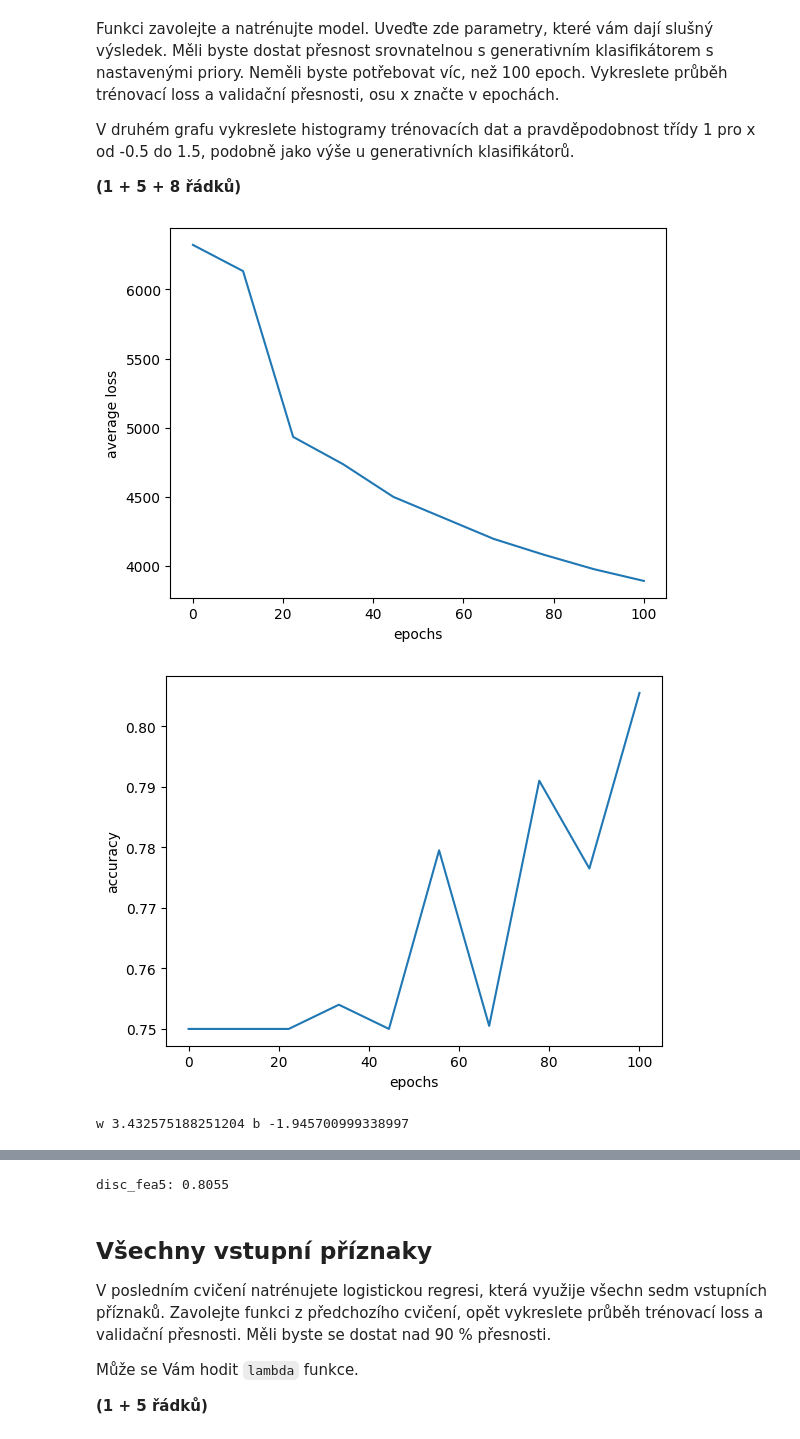
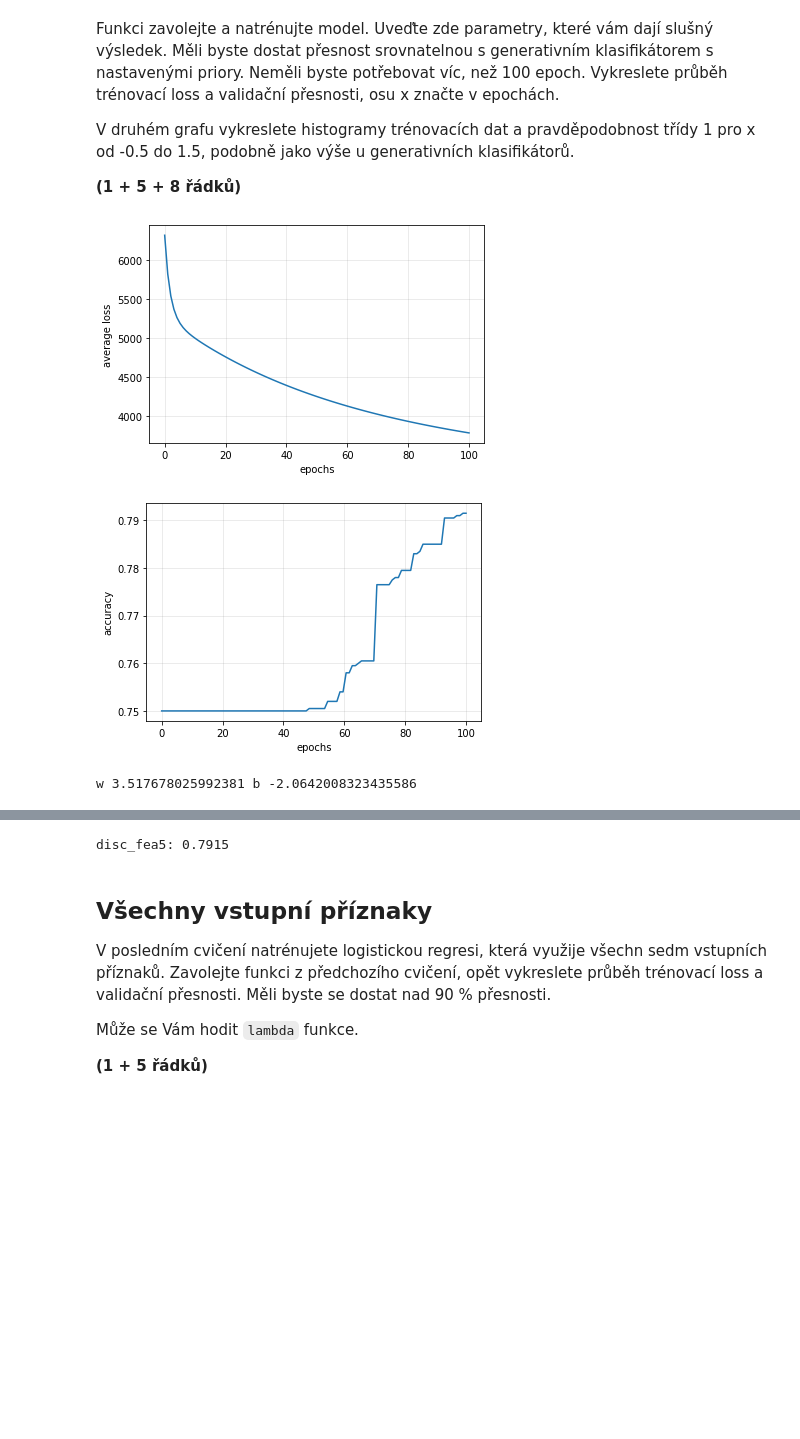
Before and after one commit to dnosko/SUI, a Jupyter notebook: proj2/zadani.ipynb, the cells around one changed output, grey strips where cells are left out. Drawn from its saved outputs; the diff is of its cells as text; code cells hidden in the pictures; blank space fills up the shorter version.

Commit message:
logistic regression

```diff
--- a/proj2/zadani.ipynb
+++ b/proj2/zadani.ipynb
@@ -268,8 +266,10 @@ def train_logistic_regression(nb_epochs, lr, in_dim, fea_preprocessor):
     train_X = fea_preprocessor(train_dataset.xs)
     train_t = train_dataset.targets
 
+    val_X = fea_preprocessor(val_dataset.xs)
+
     best_acc = 0
-    learning_rate = lr#/len(train_t)
+    learning_rate = lr/train_X.shape[0]
 
     for epoch in range(nb_epochs):
             y = model.prob_class_1(train_X)
@@ -277,7 +277,7 @@ def train_logistic_regression(nb_epochs, lr, in_dim, fea_preprocessor):
             model.b = model.b - learning_rate * np.sum(y - train_t)
             loss = binary_cross_entropy(y, train_t)
             losses.append(np.mean(loss))
-            accuracy = evaluate(model, val_dataset.xs[:, FOI][:, np.newaxis], val_dataset.targets)
+            accuracy = evaluate(model, val_X, val_dataset.targets)
             accuracies.append(accuracy)
             if accuracy > best_acc:
                 best_acc = accuracy
@@ -296,28 +296,30 @@ V druhém grafu vykreslete histogramy trénovacích dat a pravděpodobnost tří
 **(1 + 5 + 8 řádků)**
 # %%
 fcutter = FeatureCutter(FOI)
-disc_fea5, losses, accuracies = train_logistic_regression(10,0.001,1,fcutter)
+disc_fea5, losses, accuracies = train_logistic_regression(100,1,1,fcutter)
 
 def plot_info(data, xlabel, ylabel):
+    plt.grid(color='gray', linestyle='-', linewidth=0.5, alpha=0.3)
     x = np.linspace(0,100,len(data))
     plt.plot(x,data)
     plt.xlabel(xlabel)
     plt.ylabel(ylabel)
     plt.show()
 
 plot_info(losses, 'epochs','average loss')
 plot_info(accuracies, 'epochs','accuracy')
 print('w', disc_fea5.w.item(), 'b', disc_fea5.b.item())
 
 x = np.linspace(-0.5,1.5,1000)[:, np.newaxis]
 prob1 = disc_fea5.prob_class_1(x)
+plt.grid(color='gray', linestyle='-', linewidth=0.5, alpha=0.3)
 plt.plot(x, prob1, label='class 1 prob.')
 plt.hist(train_dataset.pos[:,FOI],alpha=0.5,label='positive', density=True, edgecolor='green')
 plt.hist(train_dataset.neg[:,FOI],alpha=0.5,label='negative', density=True,edgecolor='pink')
 plt.legend(loc='upper right')
 plt.show()
-print('disc_fea5:', evaluate(disc_fea5, val_dataset.xs[:, FOI][:, np.newaxis], val_dataset.targets))
+print('disc_fea5:', evaluate(disc_fea5, fcutter(val_dataset.xs), val_dataset.targets))
 # %% [output]
-[figure, old version]
+[figure, new version]
-[figure, old version]
+[figure, new version]
-w 3.432575188251204 b -1.945700999338997
+w 3.517678025992381 b -2.0642008323435586
@@ -325,4 +327,4 @@ w 3.432575188251204 b -1.945700999338997
-disc_fea5: 0.8055
+disc_fea5: 0.7915
 # %% [markdown]
 ## Všechny vstupní příznaky
 V posledním cvičení natrénujete logistickou regresi, která využije všechn sedm vstupních příznaků.
```
Also changed, not shown: parts of 8 cells of this notebook.
